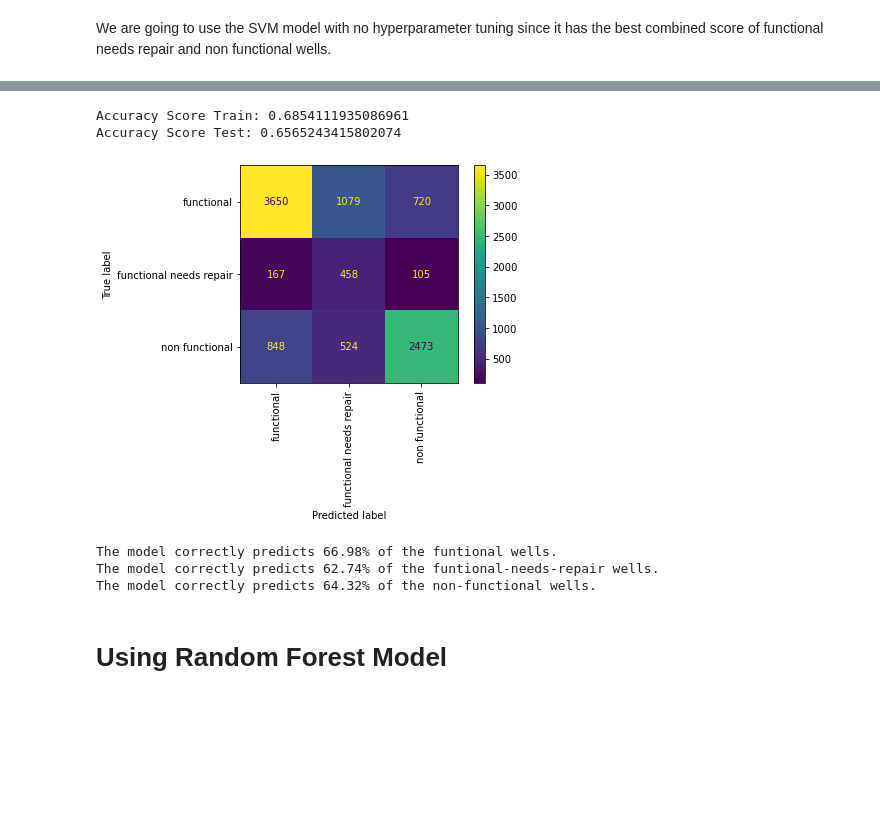
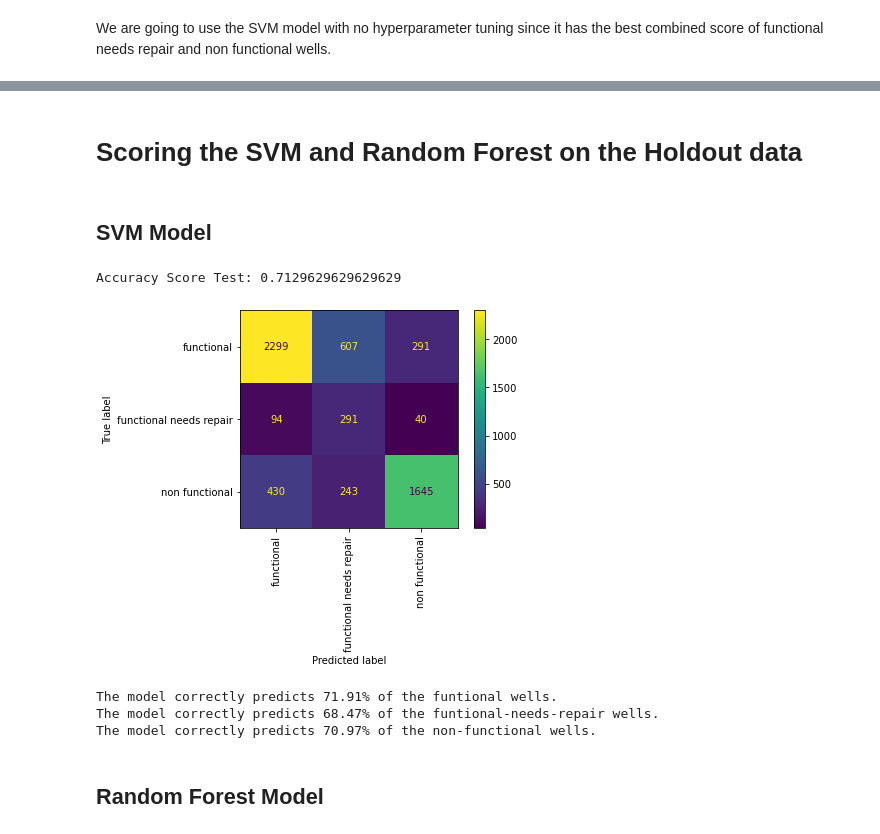
Before and after one commit to fivearm/Phase_3_Project, a Jupyter notebook: svm_rfc.ipynb, the cells around one changed output, grey strips where cells are left out. Drawn from its saved outputs; the diff is of its cells as text; code cells hidden in the pictures; blank space fills up the shorter version.

Commit message:
final scores

```diff
--- a/svm_rfc.ipynb
+++ b/svm_rfc.ipynb
@@ -53,0 +168,21 @@ We are going to use the SVM model with no hyperparameter tuning since it has the
+# %%
+# Import the presplit data
+X_train = pd.read_csv('data/X_train.csv', index_col='id')
+X_test = pd.read_csv('data/X_test.csv', index_col='id')
+y_train = pd.read_csv('data/y_train.csv', index_col='id')
+y_test = pd.read_csv('data/y_test.csv', index_col='id')
+# %%
+X_train_cat = X_train.select_dtypes('object')
+X_train_num = X_train.select_dtypes(['float64', 'int64'])
+
+cat_pipe = Pipeline(steps = [
+    ('imp', SimpleImputer(strategy='constant', fill_value='missing')),
+    ('ohe', OneHotEncoder(sparse=False, handle_unknown='ignore'))
+])
+num_pipe = Pipeline(steps = [
+    ('imp', SimpleImputer(missing_values=0, strategy='median')),
+    ('ss', StandardScaler()),
+])
+
+transformer = ColumnTransformer([('categorical', cat_pipe, X_train_cat.columns),
+                                  ('numerical', num_pipe, X_train_num.columns)])
@@ -85,18 +255,23 @@ Pipeline(steps=[('trans',
+# %%
+X_test_holdout = holdout.drop('status_group', axis=1)
+y_test_holdout = holdout[['status_group']]
+# %% [markdown]
+# Scoring the SVM and Random Forest on the Holdout data
+# %% [markdown]
+## SVM Model
 # %%
-print('Accuracy Score Train:', svm_pipe.score(X_train,y_train))
-print('Accuracy Score Test:', svm_pipe.score(X_test,y_test))
+print('Accuracy Score Test:', svm_pipe.score(X_test_holdout, y_test_holdout))
 # %% [output]
-Accuracy Score Train: 0.6854111935086961
-Accuracy Score Test: 0.6565243415802074
+Accuracy Score Test: 0.7129629629629629
 # %%
-plot_confusion_matrix(svm_pipe, X_test, y_test, xticks_rotation='vertical');
+plot_confusion_matrix(svm_pipe, X_test_holdout, y_test_holdout, xticks_rotation='vertical');
 # %% [output]
-[figure, old version]
+[figure, new version]
 # %%
-model_predictions(svm_pipe, X_test, y_test)
+model_predictions(svm_pipe, X_test_holdout, y_test_holdout)
 # %% [output]
-The model correctly predicts 66.98% of the funtional wells.
-The model correctly predicts 62.74% of the funtional-needs-repair wells.
-The model correctly predicts 64.32% of the non-functional wells.
+The model correctly predicts 71.91% of the funtional wells.
+The model correctly predicts 68.47% of the funtional-needs-repair wells.
+The model correctly predicts 70.97% of the non-functional wells.
 # %% [markdown]
-# Using Random Forest Model
+## Random Forest Model
```
Also changed, not shown: parts of 31 cells of this notebook, 1 other file.
